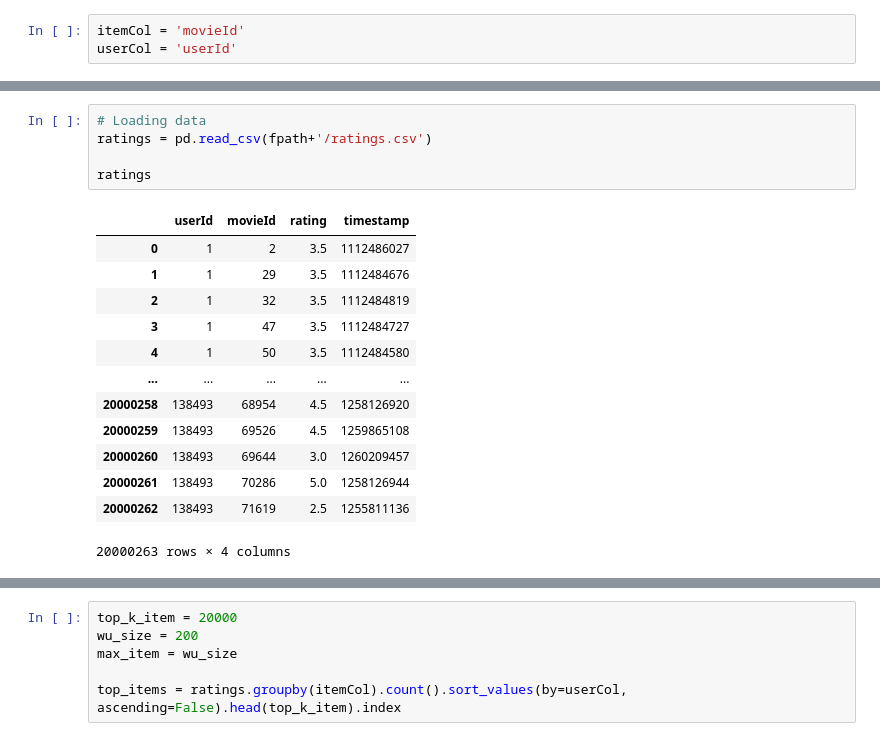
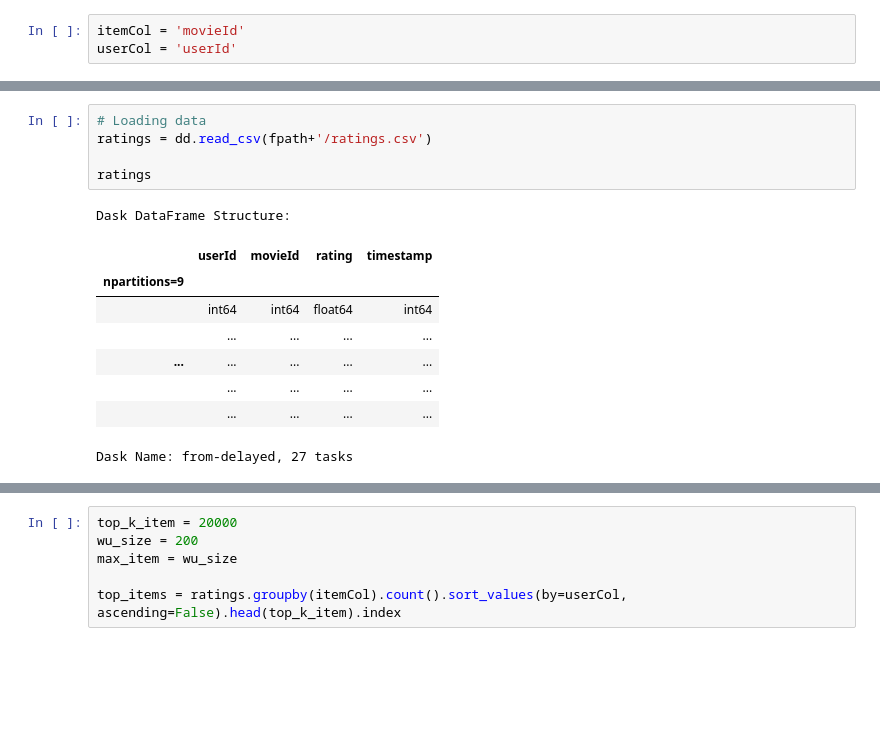
Before and after one commit to quanvu0996/TF_cert_training, a Jupyter notebook: v2.6_ML20M SUPERVISED CONTRASTIVE ONLY.ipynb, the cells around one changed output, grey strips where cells are left out. Cells and saved outputs as stored; diff of their text form; blank space fills up the shorter version.

```diff
--- a/v2.6_ML20M SUPERVISED CONTRASTIVE ONLY.ipynb
+++ b/v2.6_ML20M SUPERVISED CONTRASTIVE ONLY.ipynb
@@ -73,22 +76,18 @@ Drive already mounted at /content/gdrive; to attempt to forcibly remount, call d
 # %%
 # Loading data
-ratings = pd.read_csv(fpath+'/ratings.csv')
+ratings = dd.read_csv(fpath+'/ratings.csv')
 
 ratings
 # %% [output]
+Dask DataFrame Structure:
 |  | userId | movieId | rating | timestamp |
-| 0 | 1 | 2 | 3.5 | 1112486027 |
-| 1 | 1 | 29 | 3.5 | 1112484676 |
-| 2 | 1 | 32 | 3.5 | 1112484819 |
-| 3 | 1 | 47 | 3.5 | 1112484727 |
-| 4 | 1 | 50 | 3.5 | 1112484580 |
+| npartitions=9 |  |  |  |  |
+|  | int64 | int64 | float64 | int64 |
+|  | ... | ... | ... | ... |
 | ... | ... | ... | ... | ... |
-| 20000258 | 138493 | 68954 | 4.5 | 1258126920 |
-| 20000259 | 138493 | 69526 | 4.5 | 1259865108 |
-| 20000260 | 138493 | 69644 | 3.0 | 1260209457 |
-| 20000261 | 138493 | 70286 | 5.0 | 1258126944 |
-| 20000262 | 138493 | 71619 | 2.5 | 1255811136 |
+|  | ... | ... | ... | ... |
+|  | ... | ... | ... | ... |
-20000263 rows × 4 columns
+Dask Name: from-delayed, 27 tasks
 # %%
 # Normalize rating về dạng -1 -> 1 (-1 = ghét, 1 = thích)
 ratings["y"] = ratings["rating"]/2.5-1
```
Also changed, not shown: parts of 21 cells of this notebook.
